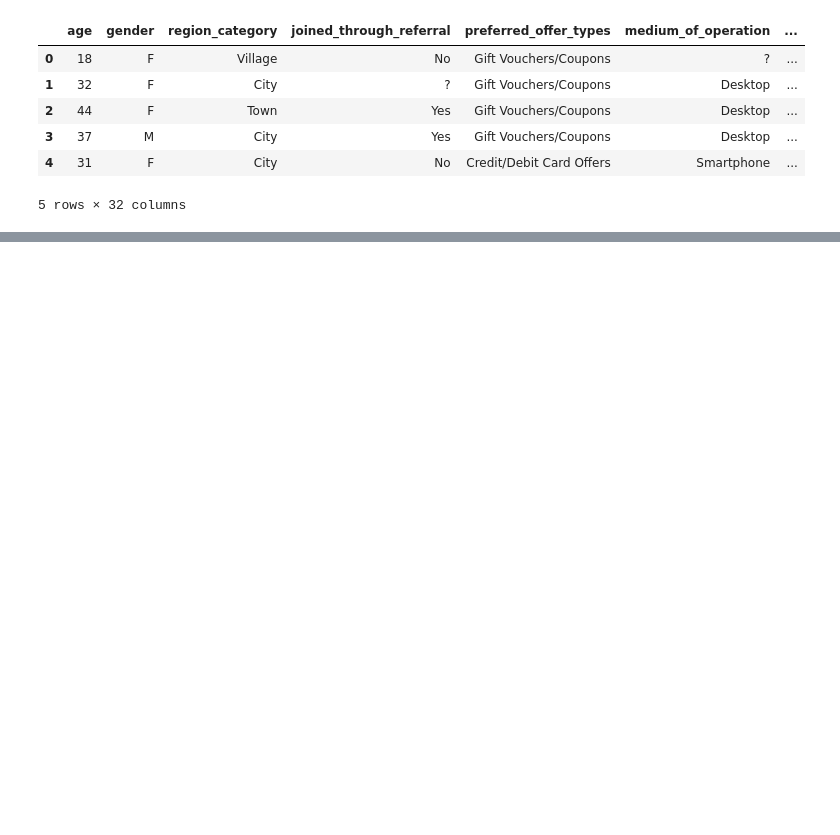
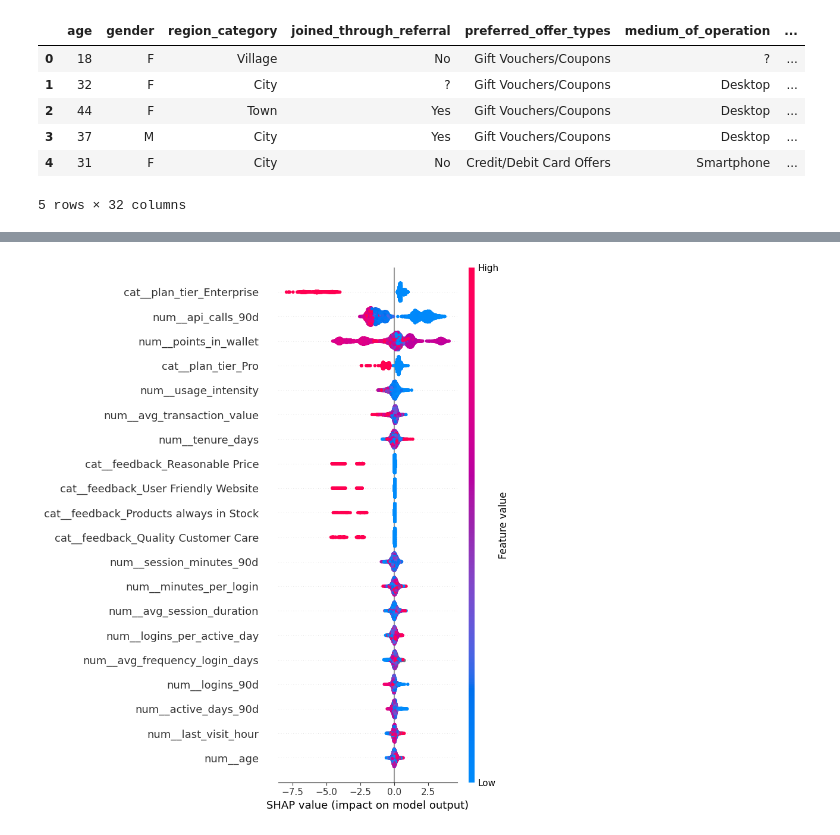
Before and after one commit to tejjusbhat/SaaS-Customer-Churn-Prediction, a Jupyter notebook: Churn_Prediction.ipynb, the cells around one changed output, grey strips where cells are left out. Drawn from its saved outputs; the diff is of its cells as text; code cells hidden in the pictures; blank space fills up the shorter version.

Commit message:
Updated Prediction with XGB and SHAP

```diff
--- a/Churn_Prediction.ipynb
+++ b/Churn_Prediction.ipynb
@@ -17,0 +21,31 @@ df.head()
+# %%
+from sklearn.model_selection import train_test_split
+
+X_train, X_test, y_train, y_test = train_test_split(
+    X, y, test_size=0.2, stratify=y, random_state=42
+)
+# %%
+from sklearn.compose import ColumnTransformer
+from sklearn.preprocessing import OneHotEncoder
+from sklearn.pipeline import Pipeline
+from xgboost import XGBClassifier
+
+cat_cols = X.select_dtypes(include=["object", "category"]).columns.tolist()
+num_cols = X.select_dtypes(exclude=["object", "category"]).columns.tolist()
+
+preprocessor = ColumnTransformer(
+    transformers=[
+        ("cat", OneHotEncoder(drop="first", handle_unknown="ignore"), cat_cols),
+        ("num", "passthrough", num_cols)
+    ]
+)
+
+model = Pipeline(steps=[
+    ("preprocessor", preprocessor),
+    ("classifier", XGBClassifier(
+        eval_metric="logloss",
+        random_state=42
+    ))
+])
+# %%
+model.fit(X_train, y_train)
@@ -17,0 +89,15 @@ df.head()
+# %%
+import shap
+
+# Extract trained XGBoost model from pipeline
+xgb_model = model.named_steps["classifier"]
+
+# Transform X_test for SHAP
+X_test_transformed = model.named_steps["preprocessor"].transform(X_test)
+
+explainer = shap.TreeExplainer(xgb_model)
+shap_values = explainer.shap_values(X_test_transformed)
+
+shap.summary_plot(shap_values, X_test_transformed, feature_names=model.named_steps["preprocessor"].get_feature_names_out())
+# %% [output]
+[figure, added]
```
Also changed, not shown: parts of 3 cells of this notebook.
